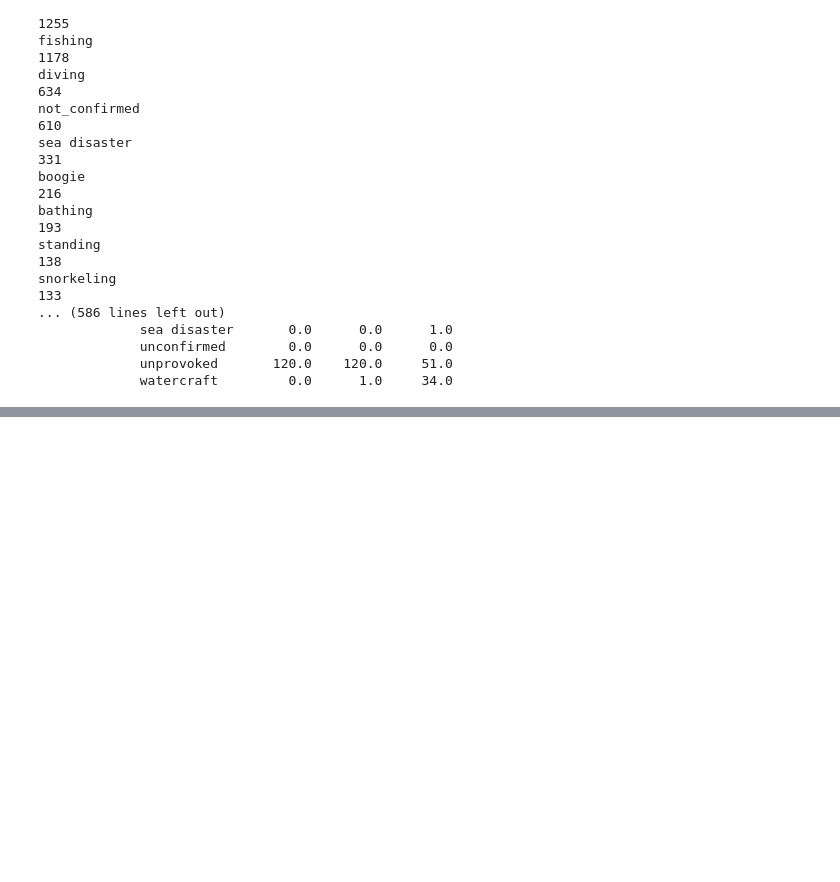
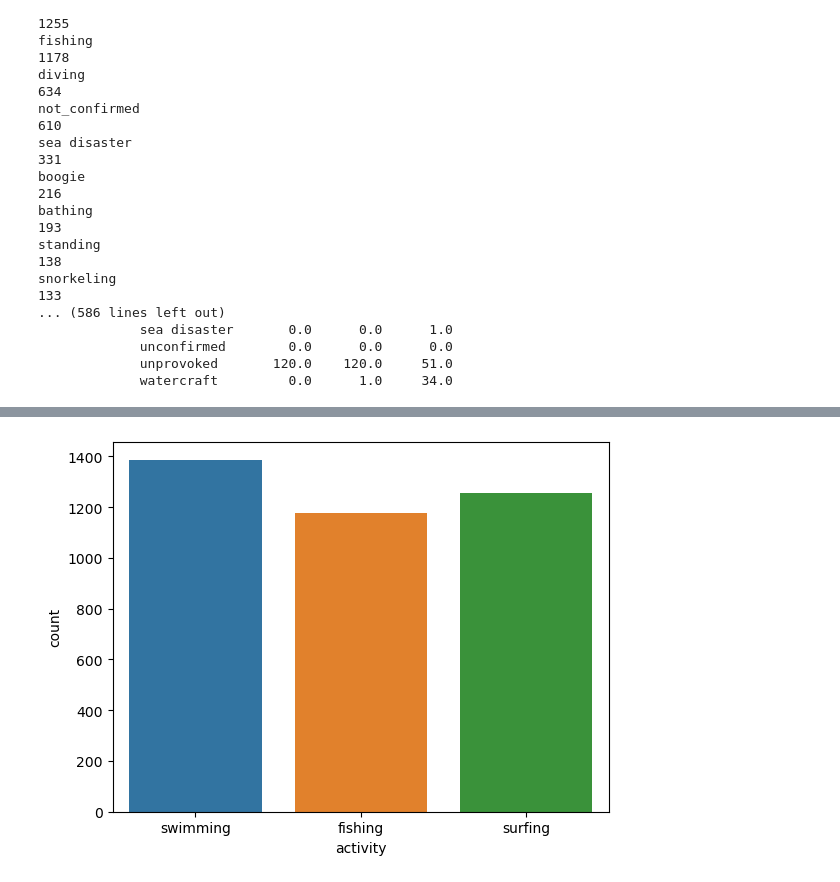
Before and after one commit to edwardo2013/quest-shark, a Jupyter notebook: Quest.ipynb, the cells around one changed output, grey strips where cells are left out. Cells and saved outputs as stored; diff of their text form; code cells hidden in the pictures; blank space fills up the shorter version.

```diff
--- a/Quest.ipynb
+++ b/Quest.ipynb
@@ -67,0 +76,4 @@ snorkeling
+# %%
+top_visualize(df,'activity','country') # top 3 type of attacks
+# %% [output]
+[figure, added]
```
Also changed, not shown: parts of 2 cells of this notebook, 2 other files.
